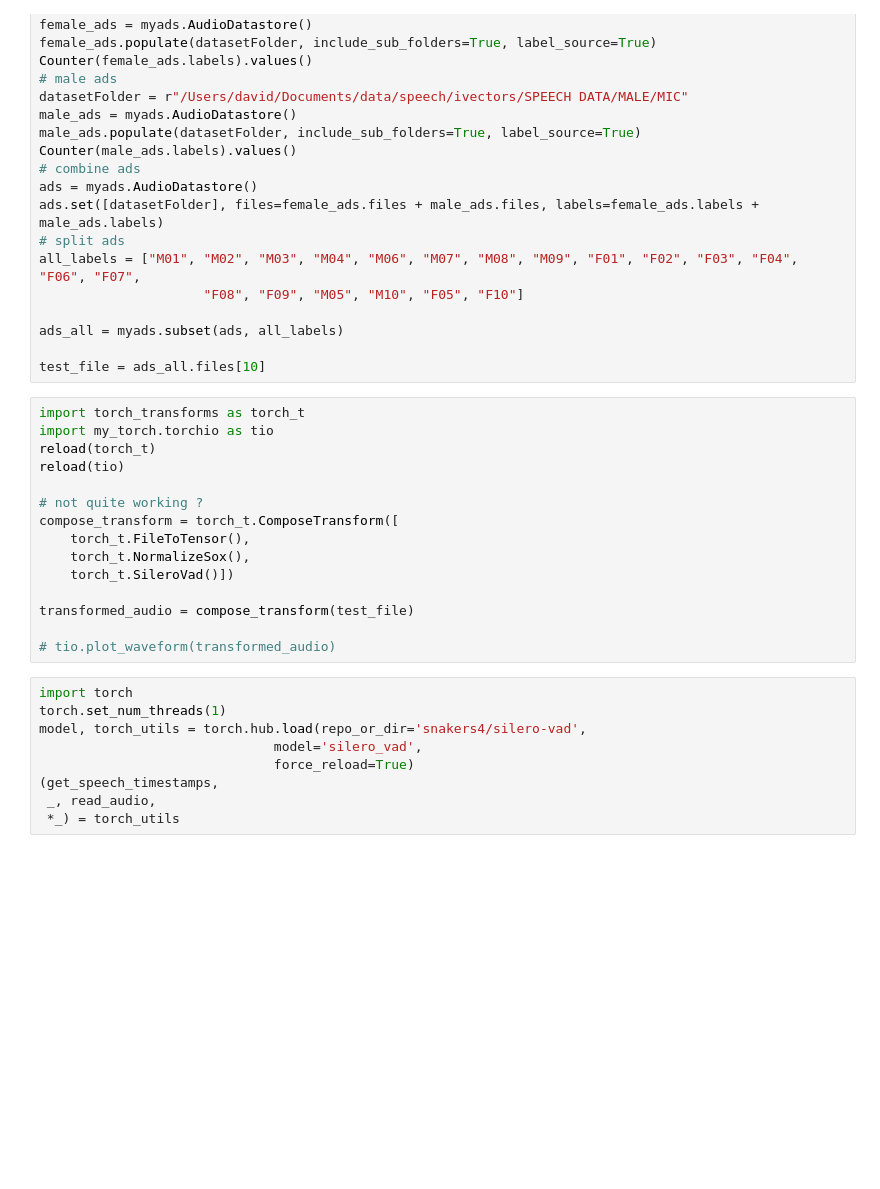
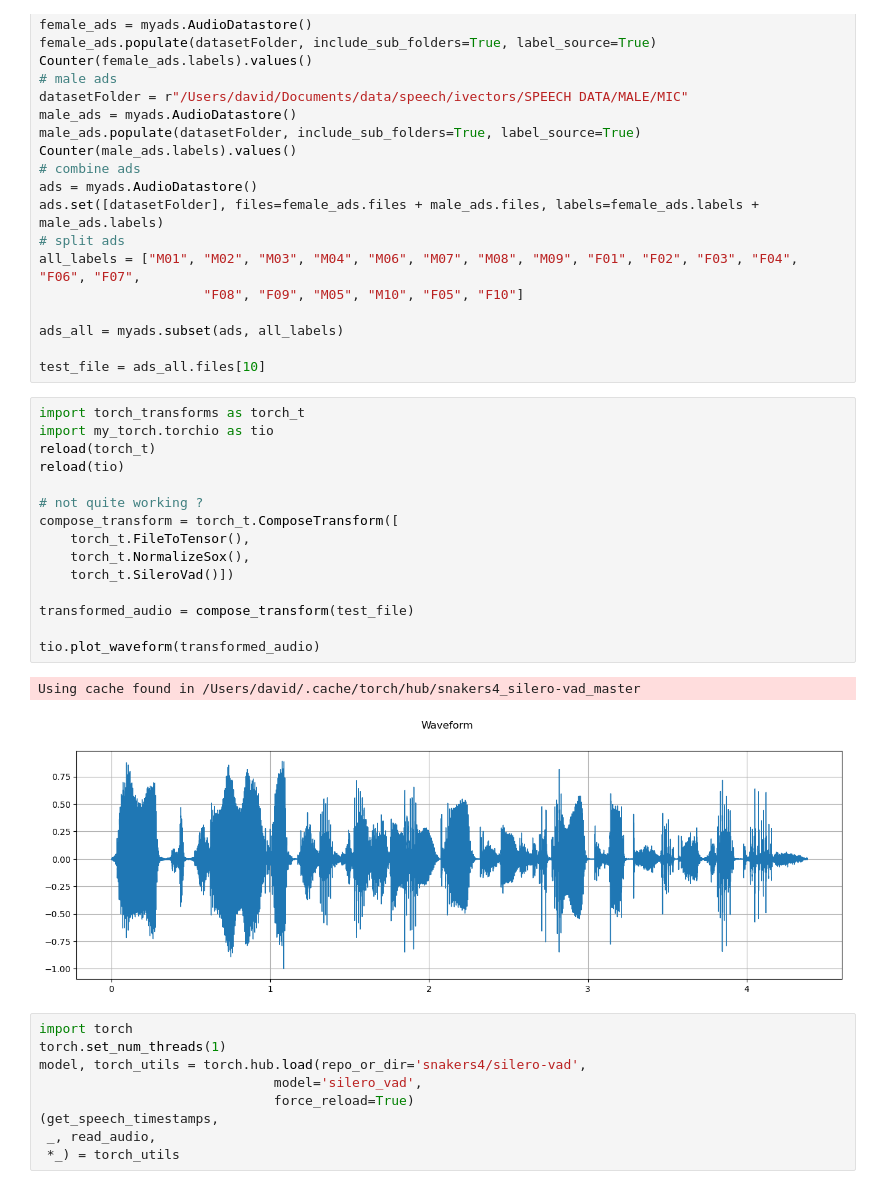
Before and after one commit to Davidjames9610/ubm, a Jupyter notebook: my_torch/tuts2/torch_transforms_demo.ipynb, the cells around one changed output. Drawn from its saved outputs; the diff is of its cells as text; blank space fills up the shorter version.

```diff
--- a/my_torch/tuts2/torch_transforms_demo.ipynb
+++ b/my_torch/tuts2/torch_transforms_demo.ipynb
@@ -48,18 +48,21 @@ test_file = ads_all.files[10]
 # %%
 import torch_transforms as torch_t
 import my_torch.torchio as tio
 reload(torch_t)
 reload(tio)
 
 # not quite working ?
 compose_transform = torch_t.ComposeTransform([
     torch_t.FileToTensor(),
     torch_t.NormalizeSox(),
     torch_t.SileroVad()])
 
 transformed_audio = compose_transform(test_file)
 
-# tio.plot_waveform(transformed_audio)
+tio.plot_waveform(transformed_audio)
+# %% [output]
+Using cache found in /Users/david/.cache/torch/hub/snakers4_silero-vad_master
+[figure, added]
 # %%
 import torch
 torch.set_num_threads(1)
```
Also changed, not shown: parts of 2 cells of this notebook, 1 other file.
